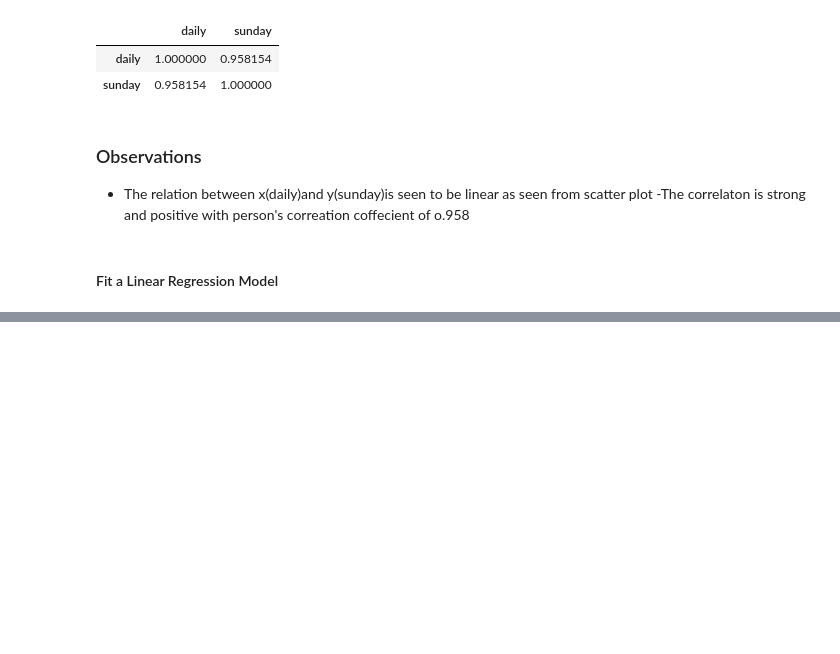
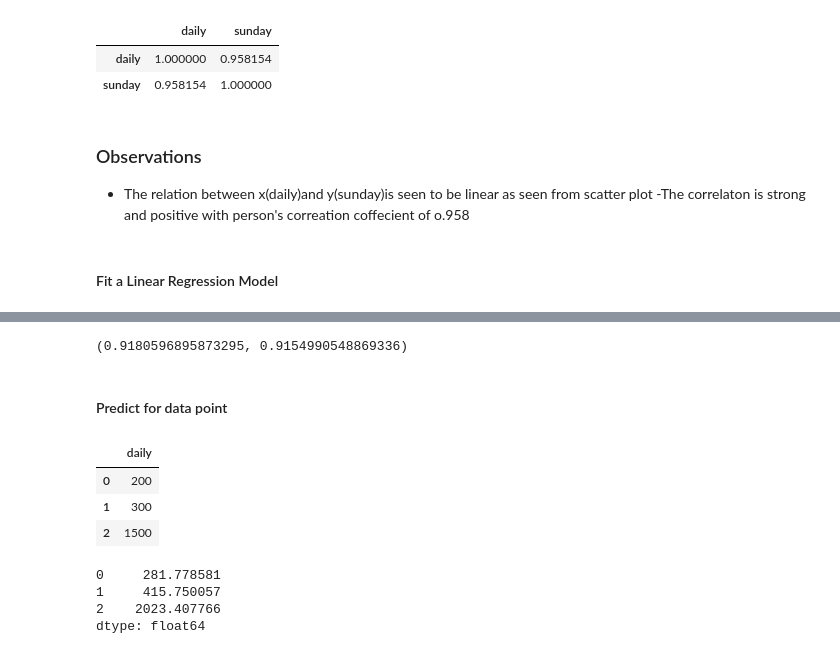
Before and after one commit to TEJA6711/task, a Jupyter notebook: Linear regression-checkpoint.ipynb, the cells around one changed output, grey strips where cells are left out. Cells and saved outputs as stored; diff of their text form; code cells hidden in the pictures; blank space fills up the shorter version.

```diff
--- a/Linear regression-checkpoint.ipynb
+++ b/Linear regression-checkpoint.ipynb
@@ -116,0 +159,23 @@ Notes:
+# %%
+(model1.rsquared,model1.rsquared_adj)
+# %% [output]
+(0.9180596895873295, 0.9154990548869336)
+# %% [markdown]
+#### Predict for data point
+# %%
+newdata=pd.Series([200,300,1500])
+# %%
+data_pred=pd.DataFrame(newdata,columns=["daily"])
+data_pred
+# %% [output]
+|  | daily |
+| 0 | 200 |
+| 1 | 300 |
+| 2 | 1500 |
+# %%
+model1.predict(data_pred)
+# %% [output]
+0     281.778581
+1     415.750057
+2    2023.407766
+dtype: float64
```
Also changed, not shown: parts of 9 cells of this notebook.
